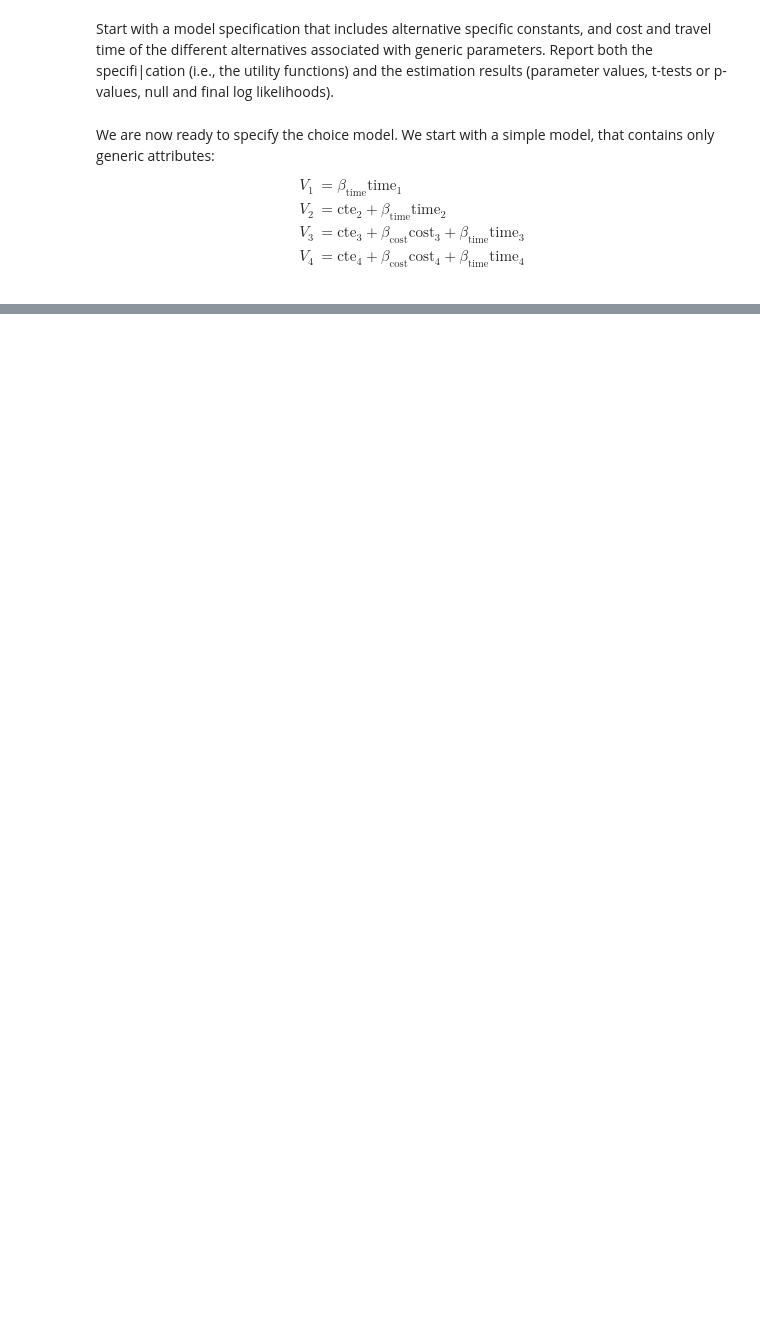
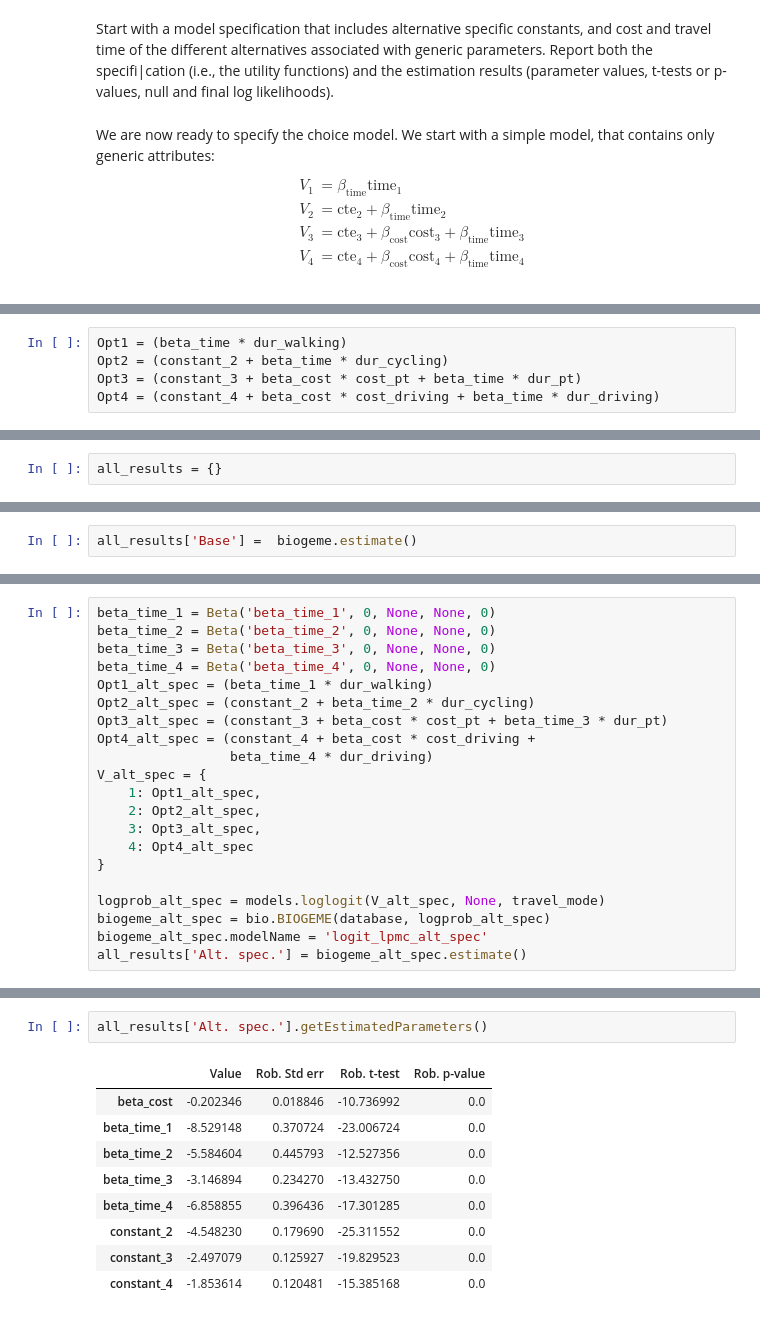
Before and after one commit to GAnagno/Choice, a Jupyter notebook: assignment.ipynb, the cells around one changed output, grey strips where cells are left out. Saved outputs shown, nothing was run; the diff lists cells and outputs as text; blank space fills up the shorter version.

```diff
--- a/assignment.ipynb
+++ b/assignment.ipynb
@@ -363,0 +294,5 @@ results.getEstimatedParameters()
+# %%
+Opt1 = (beta_time * dur_walking)
+Opt2 = (constant_2 + beta_time * dur_cycling)
+Opt3 = (constant_3 + beta_cost * cost_pt + beta_time * dur_pt)
+Opt4 = (constant_4 + beta_cost * cost_driving + beta_time * dur_driving)
@@ -363,0 +319,2 @@ results.getEstimatedParameters()
+# %%
+all_results = {}
@@ -363,0 +325,2 @@ results.getEstimatedParameters()
+# %%
+all_results['Base'] =  biogeme.estimate()
@@ -363,0 +359,21 @@ results.getEstimatedParameters()
+# %%
+beta_time_1 = Beta('beta_time_1', 0, None, None, 0)
+beta_time_2 = Beta('beta_time_2', 0, None, None, 0)
+beta_time_3 = Beta('beta_time_3', 0, None, None, 0)
+beta_time_4 = Beta('beta_time_4', 0, None, None, 0)
+Opt1_alt_spec = (beta_time_1 * dur_walking)
+Opt2_alt_spec = (constant_2 + beta_time_2 * dur_cycling)
+Opt3_alt_spec = (constant_3 + beta_cost * cost_pt + beta_time_3 * dur_pt)
+Opt4_alt_spec = (constant_4 + beta_cost * cost_driving +
+                 beta_time_4 * dur_driving)
+V_alt_spec = {
+    1: Opt1_alt_spec,
+    2: Opt2_alt_spec,
+    3: Opt3_alt_spec,
+    4: Opt4_alt_spec
+}
+
+logprob_alt_spec = models.loglogit(V_alt_spec, None, travel_mode)
+biogeme_alt_spec = bio.BIOGEME(database, logprob_alt_spec)
+biogeme_alt_spec.modelName = 'logit_lpmc_alt_spec'
+all_results['Alt. spec.'] = biogeme_alt_spec.estimate()
@@ -363,0 +395,12 @@ results.getEstimatedParameters()
+# %%
+all_results['Alt. spec.'].getEstimatedParameters()
+# %% [output]
+|  | Value | Rob. Std err | Rob. t-test | Rob. p-value |
+| beta_cost | -0.202346 | 0.018846 | -10.736992 | 0.0 |
+| beta_time_1 | -8.529148 | 0.370724 | -23.006724 | 0.0 |
+| beta_time_2 | -5.584604 | 0.445793 | -12.527356 | 0.0 |
+| beta_time_3 | -3.146894 | 0.234270 | -13.432750 | 0.0 |
+| beta_time_4 | -6.858855 | 0.396436 | -17.301285 | 0.0 |
+| constant_2 | -4.548230 | 0.179690 | -25.311552 | 0.0 |
+| constant_3 | -2.497079 | 0.125927 | -19.829523 | 0.0 |
+| constant_4 | -1.853614 | 0.120481 | -15.385168 | 0.0 |
```
Also changed, not shown: parts of 62 cells of this notebook.
